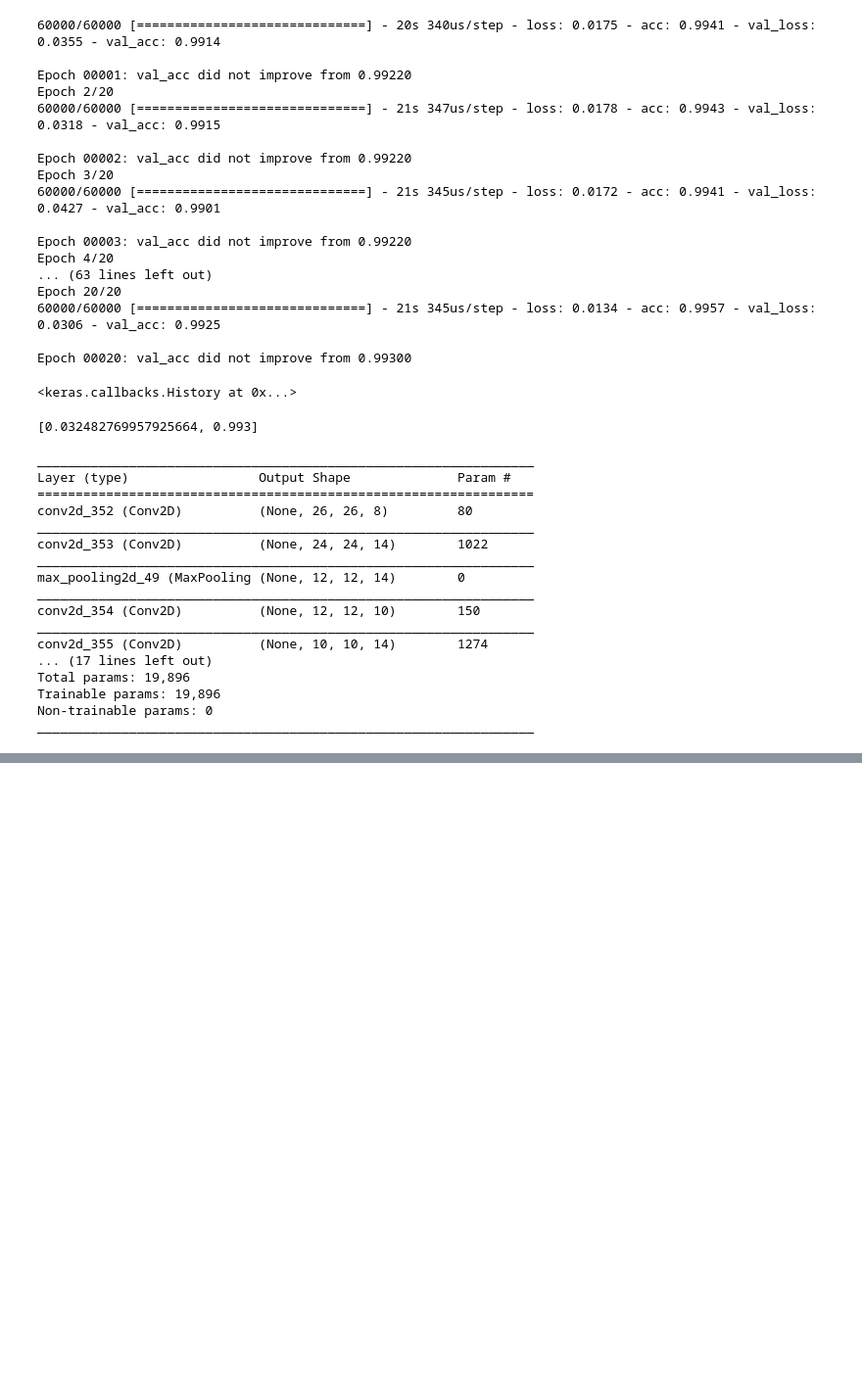
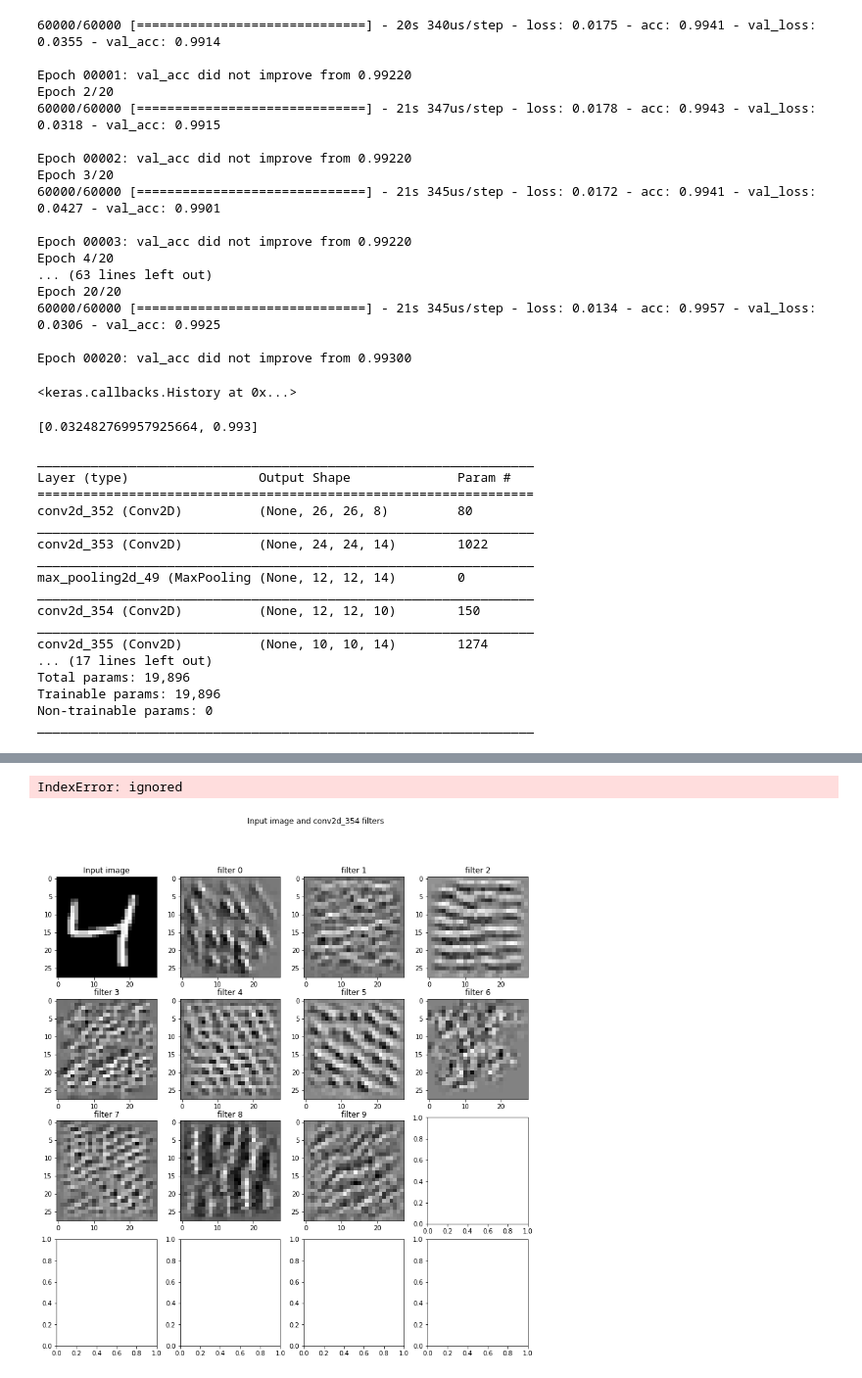
Before and after one commit to selfishhari/EVP, a Jupyter notebook: Assignment_3/assignment_3_eva.ipynb, the cells around one changed output, grey strips where cells are left out. Shown: that part at 98% size. Cells and saved outputs as stored; diff of their text form; code cells hidden in the pictures; blank space fills up the shorter version.

```diff
--- a/Assignment_3/assignment_3_eva.ipynb
+++ b/Assignment_3/assignment_3_eva.ipynb
@@ -346,0 +371,5 @@ vis_img_in_filter()
+# %%
+vis_img_in_filter(layer_name="conv2d_354")
+# %% [output]
+IndexError: ignored
+[figure, added]
```
Also changed, not shown: parts of 15 cells of this notebook.
